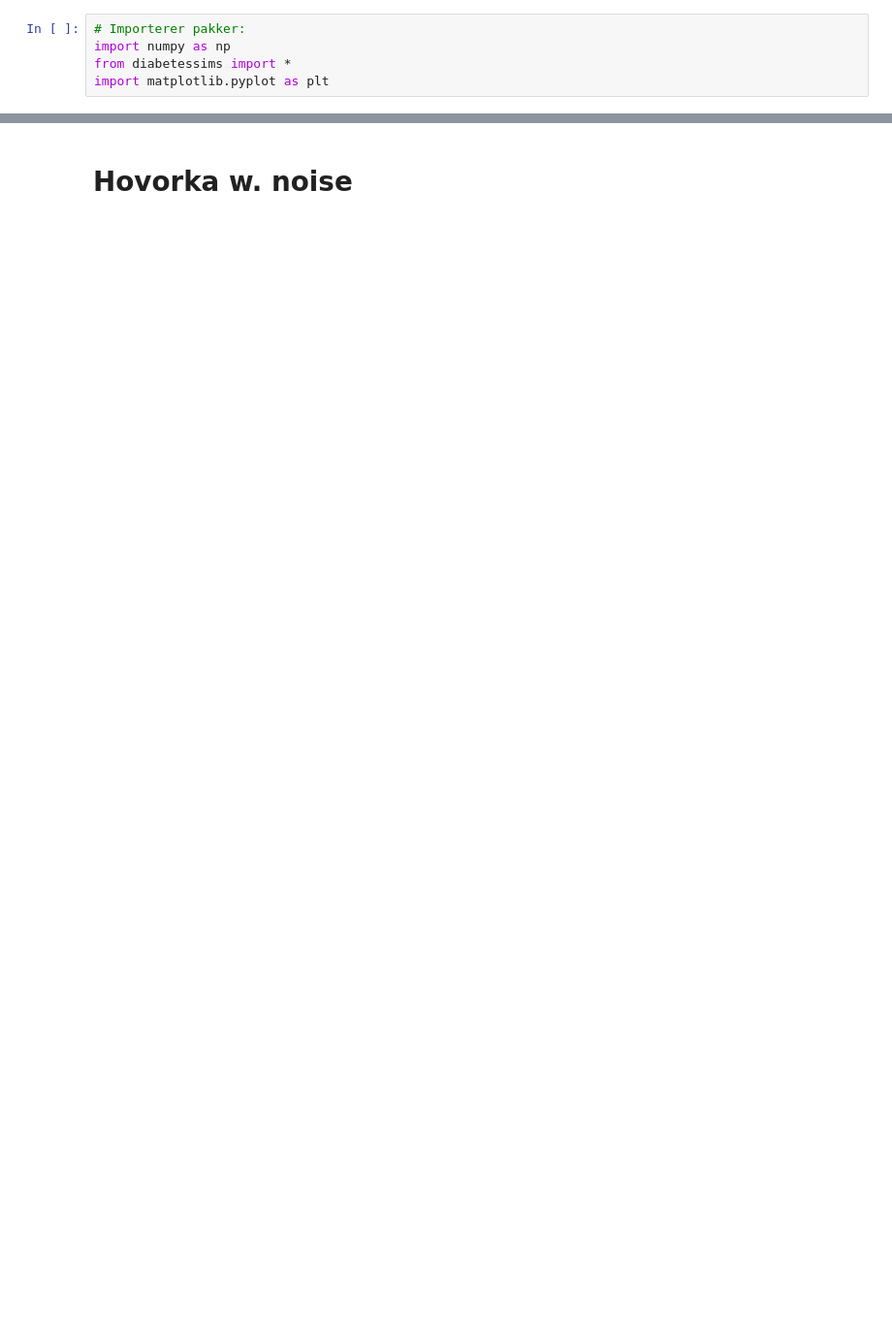
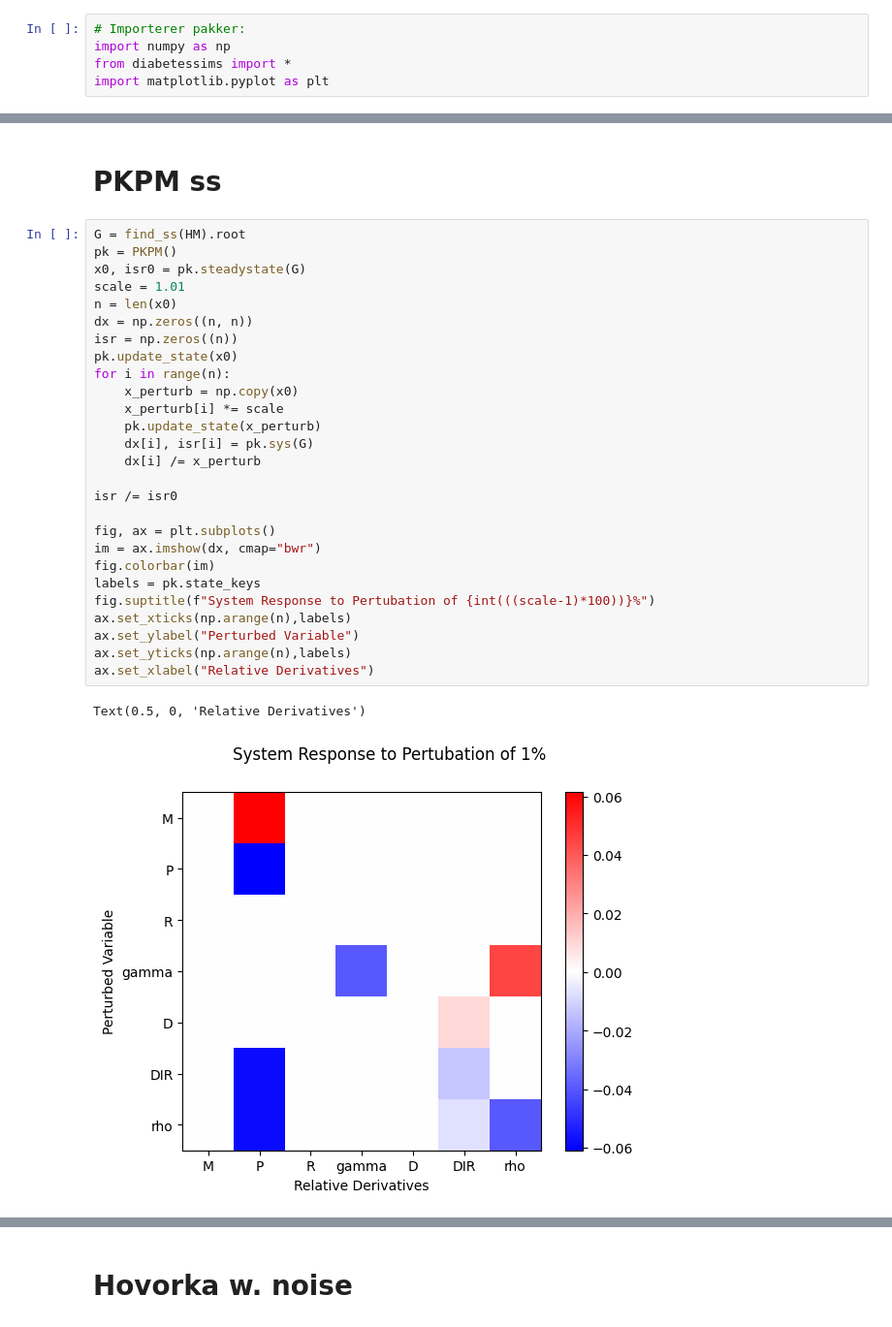
Before and after one commit to char056a/FagprojektRepo, a Jupyter notebook: simulation.ipynb, the cells around one changed output, grey strips where cells are left out. Shown at 97% size. Saved outputs shown, nothing was run; the diff lists cells and outputs as text; blank space fills up the shorter version.

```diff
--- a/simulation.ipynb
+++ b/simulation.ipynb
@@ -5,0 +49,32 @@ import matplotlib.pyplot as plt
+# %% [markdown]
+# PKPM ss
+# %%
+G = find_ss(HM).root
+pk = PKPM()
+x0, isr0 = pk.steadystate(G)
+scale = 1.01
+n = len(x0)
+dx = np.zeros((n, n))
+isr = np.zeros((n))
+pk.update_state(x0)
+for i in range(n):
+    x_perturb = np.copy(x0)
+    x_perturb[i] *= scale
+    pk.update_state(x_perturb)
+    dx[i], isr[i] = pk.sys(G)
+    dx[i] /= x_perturb
+
+isr /= isr0
+
+fig, ax = plt.subplots()
+im = ax.imshow(dx, cmap="bwr")
+fig.colorbar(im)
+labels = pk.state_keys
+fig.suptitle(f"System Response to Pertubation of {int(((scale-1)*100))}%")
+ax.set_xticks(np.arange(n),labels)
+ax.set_ylabel("Perturbed Variable")
+ax.set_yticks(np.arange(n),labels)
+ax.set_xlabel("Relative Derivatives")
+# %% [output]
+Text(0.5, 0, 'Relative Derivatives')
+[figure, added]
```
Also changed, not shown: parts of 51 cells of this notebook, 7 other files.
